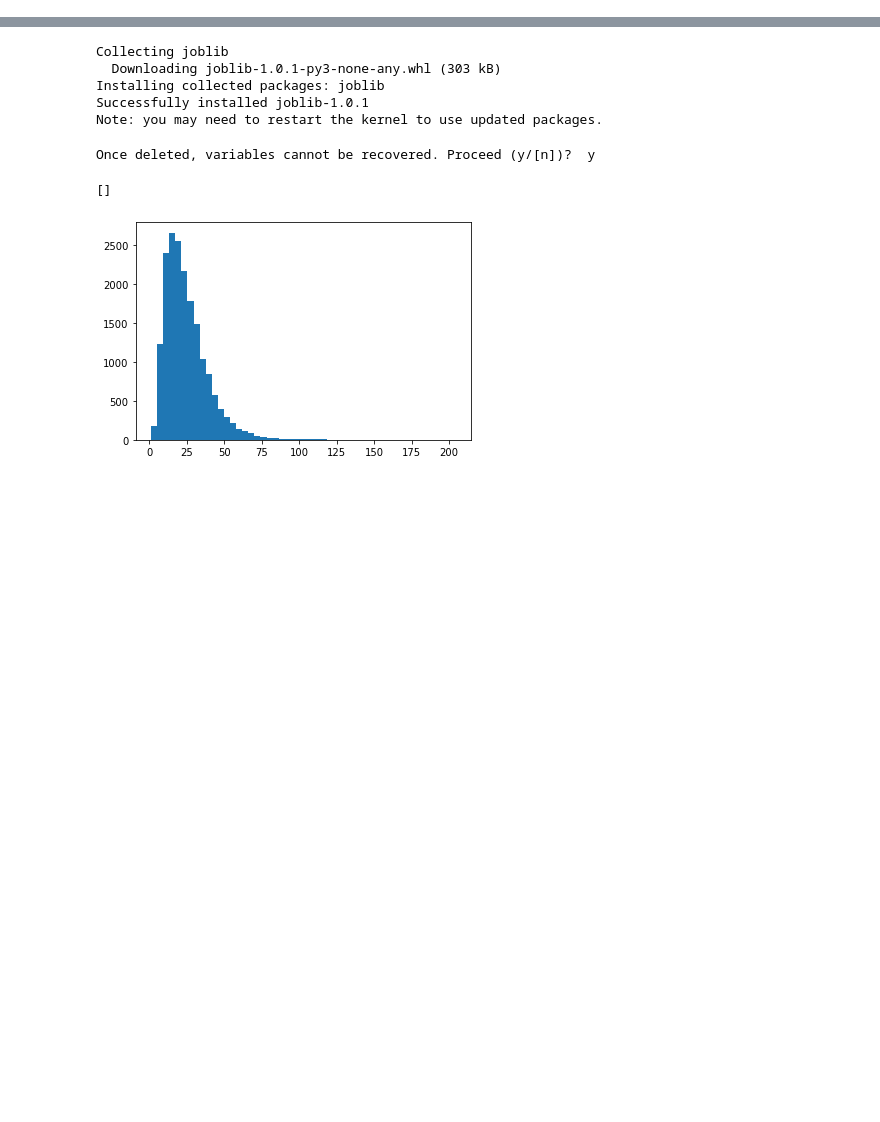
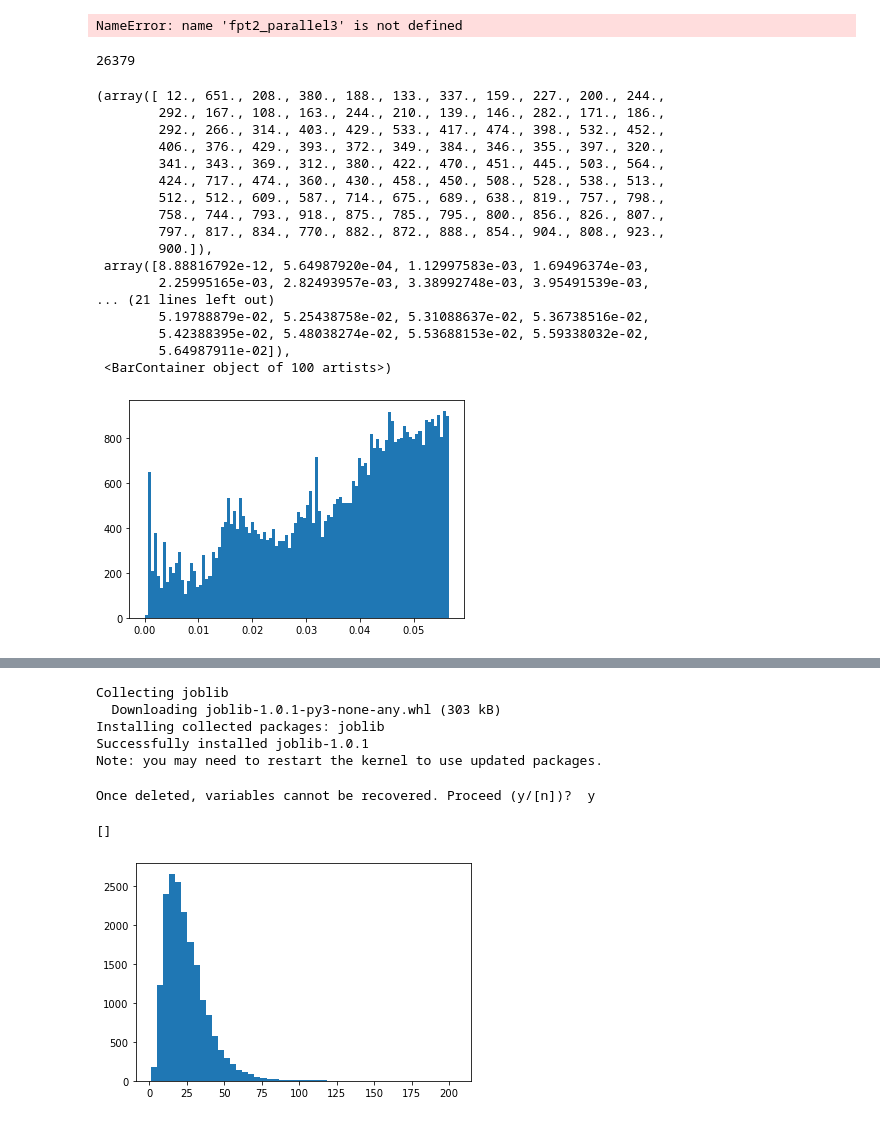
Before and after one commit to Ann924/Mobile-Facility, a Jupyter notebook: Ann_Data.ipynb, the cells around one changed output, grey strips where cells are left out. Cells and saved outputs as stored; diff of their text form; code cells hidden in the pictures; blank space fills up the shorter version.

```diff
--- a/Ann_Data.ipynb
+++ b/Ann_Data.ipynb
@@ -12,0 +46,2 @@ import matplotlib.pyplot as plt
+# %%
+LOCATIONS, CLIENT_LOCATIONS = LOCATIONS2, CLIENT_LOCATIONS2
@@ -12,0 +101,43 @@ import matplotlib.pyplot as plt
+# %%
+import ray
+facilities, assignments = fpt3_parallel2(5, 10)
+# %% [output]
+NameError: name 'fpt2_parallel3' is not defined
+# %%
+distances = []
+for l in range(len(LOCATIONS)):
+    for k in range(l, len(LOCATIONS)):
+        distances.append(calculate_distance(l, k))
+# %%
+sorted_dist = distances.sort()
+# %%
+for i in range(len(distances)):
+    if distances[i] != 0:
+        print(i)
+        break
+# %% [output]
+26379
+# %%
+nonzero = 26379
+distances2= distances[nonzero:nonzero+50000]
+# %%
+plt.hist(distances2, bins = 100)
+# %% [output]
+(array([ 12., 651., 208., 380., 188., 133., 337., 159., 227., 200., 244.,
+        292., 167., 108., 163., 244., 210., 139., 146., 282., 171., 186.,
+        292., 266., 314., 403., 429., 533., 417., 474., 398., 532., 452.,
+        406., 376., 429., 393., 372., 349., 384., 346., 355., 397., 320.,
+        341., 343., 369., 312., 380., 422., 470., 451., 445., 503., 564.,
+        424., 717., 474., 360., 430., 458., 450., 508., 528., 538., 513.,
+        512., 512., 609., 587., 714., 675., 689., 638., 819., 757., 798.,
+        758., 744., 793., 918., 875., 785., 795., 800., 856., 826., 807.,
+        797., 817., 834., 770., 882., 872., 888., 854., 904., 808., 923.,
+        900.]),
+ array([8.88816792e-12, 5.64987920e-04, 1.12997583e-03, 1.69496374e-03,
+        2.25995165e-03, 2.82493957e-03, 3.38992748e-03, 3.95491539e-03,
+... (21 lines left out)
+        5.19788879e-02, 5.25438758e-02, 5.31088637e-02, 5.36738516e-02,
+        5.42388395e-02, 5.48038274e-02, 5.53688153e-02, 5.59338032e-02,
+        5.64987911e-02]),
+ <BarContainer object of 100 artists>)
+[figure, added]
```
Also changed, not shown: parts of 23 cells of this notebook, 19 other files.
